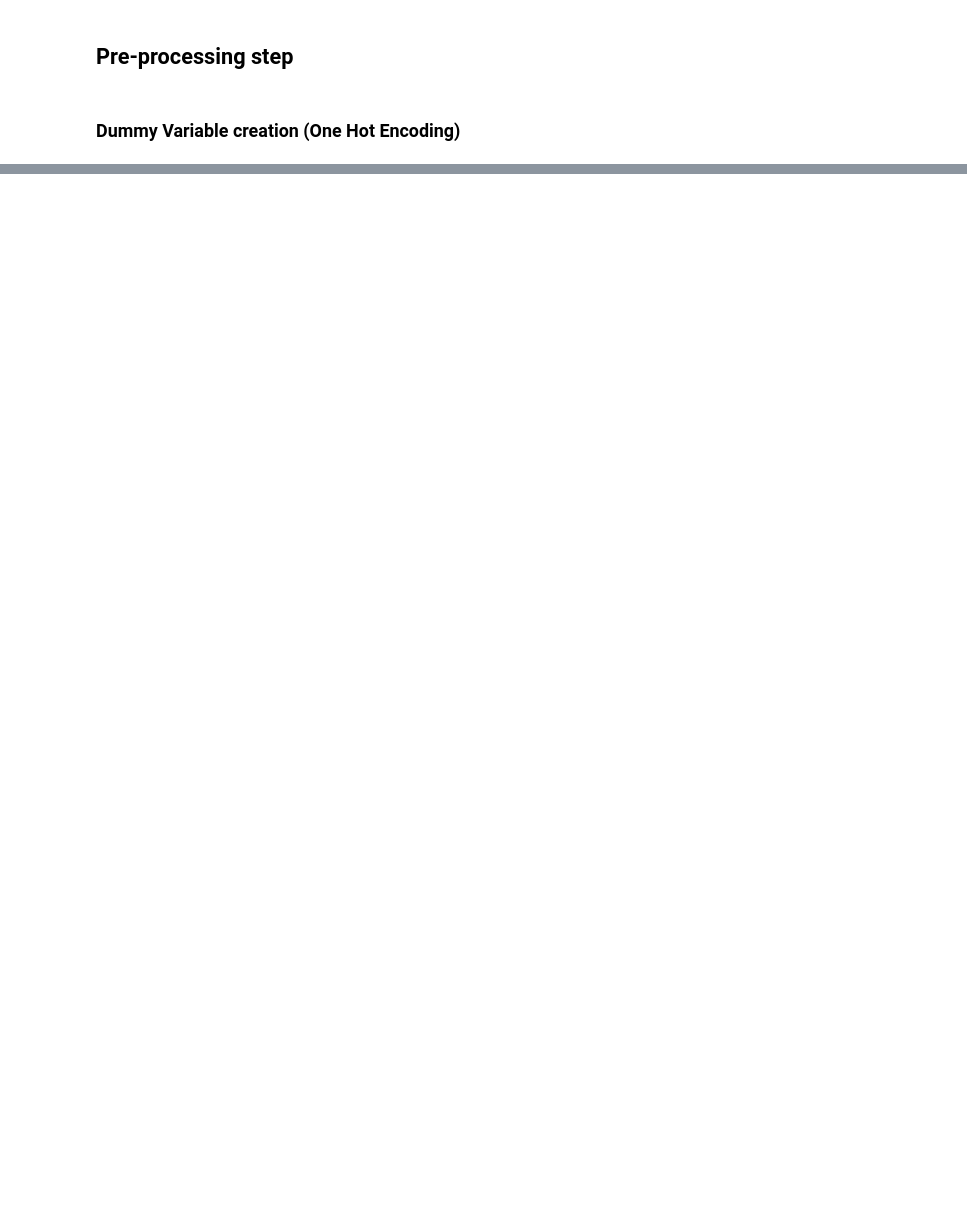
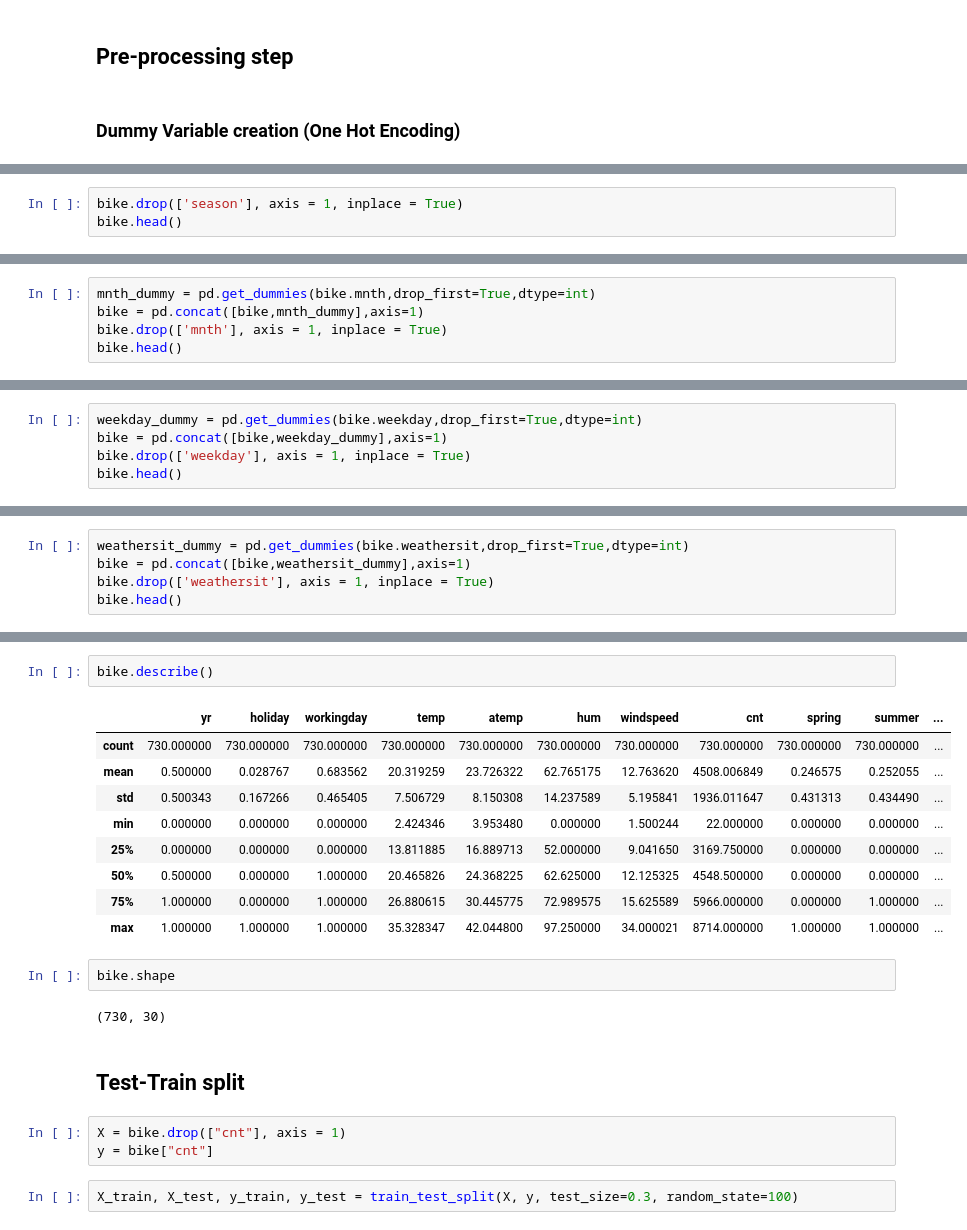
Before and after one commit to ambar-ashish/bike-case-study, a Jupyter notebook: Ambar.ipynb, the cells around one changed output, grey strips where cells are left out. Cells and saved outputs as stored; diff of their text form; blank space fills up the shorter version.

```diff
--- a/Ambar.ipynb
+++ b/Ambar.ipynb
@@ -101,0 +257,3 @@ bike[cat_cols].nunique # only for non binary categorical columns
+# %%
+bike.drop(['season'], axis = 1, inplace = True)
+bike.head()
@@ -101,0 +267,5 @@ bike[cat_cols].nunique # only for non binary categorical columns
+# %%
+mnth_dummy = pd.get_dummies(bike.mnth,drop_first=True,dtype=int)
+bike = pd.concat([bike,mnth_dummy],axis=1)
+bike.drop(['mnth'], axis = 1, inplace = True)
+bike.head()
@@ -101,0 +279,5 @@ bike[cat_cols].nunique # only for non binary categorical columns
+# %%
+weekday_dummy = pd.get_dummies(bike.weekday,drop_first=True,dtype=int)
+bike = pd.concat([bike,weekday_dummy],axis=1)
+bike.drop(['weekday'], axis = 1, inplace = True)
+bike.head()
@@ -101,0 +291,5 @@ bike[cat_cols].nunique # only for non binary categorical columns
+# %%
+weathersit_dummy = pd.get_dummies(bike.weathersit,drop_first=True,dtype=int)
+bike = pd.concat([bike,weathersit_dummy],axis=1)
+bike.drop(['weathersit'], axis = 1, inplace = True)
+bike.head()
@@ -101,0 +303,23 @@ bike[cat_cols].nunique # only for non binary categorical columns
+# %%
+bike.describe()
+# %% [output]
+|  | yr | holiday | workingday | temp | atemp | hum | windspeed | cnt | spring | summer | ... |
+| count | 730.000000 | 730.000000 | 730.000000 | 730.000000 | 730.000000 | 730.000000 | 730.000000 | 730.000000 | 730.000000 | 730.000000 | ... |
+| mean | 0.500000 | 0.028767 | 0.683562 | 20.319259 | 23.726322 | 62.765175 | 12.763620 | 4508.006849 | 0.246575 | 0.252055 | ... |
+| std | 0.500343 | 0.167266 | 0.465405 | 7.506729 | 8.150308 | 14.237589 | 5.195841 | 1936.011647 | 0.431313 | 0.434490 | ... |
+| min | 0.000000 | 0.000000 | 0.000000 | 2.424346 | 3.953480 | 0.000000 | 1.500244 | 22.000000 | 0.000000 | 0.000000 | ... |
+| 25% | 0.000000 | 0.000000 | 0.000000 | 13.811885 | 16.889713 | 52.000000 | 9.041650 | 3169.750000 | 0.000000 | 0.000000 | ... |
+| 50% | 0.500000 | 0.000000 | 1.000000 | 20.465826 | 24.368225 | 62.625000 | 12.125325 | 4548.500000 | 0.000000 | 0.000000 | ... |
+| 75% | 1.000000 | 0.000000 | 1.000000 | 26.880615 | 30.445775 | 72.989575 | 15.625589 | 5966.000000 | 0.000000 | 1.000000 | ... |
+| max | 1.000000 | 1.000000 | 1.000000 | 35.328347 | 42.044800 | 97.250000 | 34.000021 | 8714.000000 | 1.000000 | 1.000000 | ... |
+# %%
+bike.shape
+# %% [output]
+(730, 30)
+# %% [markdown]
+## Test-Train split
+# %%
+X = bike.drop(["cnt"], axis = 1)
+y = bike["cnt"]
+# %%
+X_train, X_test, y_train, y_test = train_test_split(X, y, test_size=0.3, random_state=100)
```
Also changed, not shown: parts of 39 cells of this notebook.
